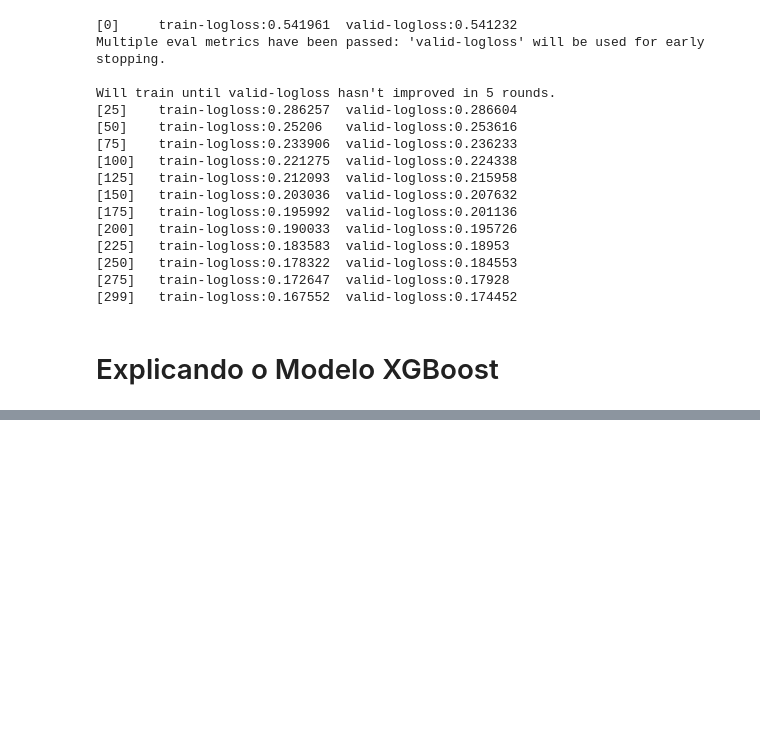
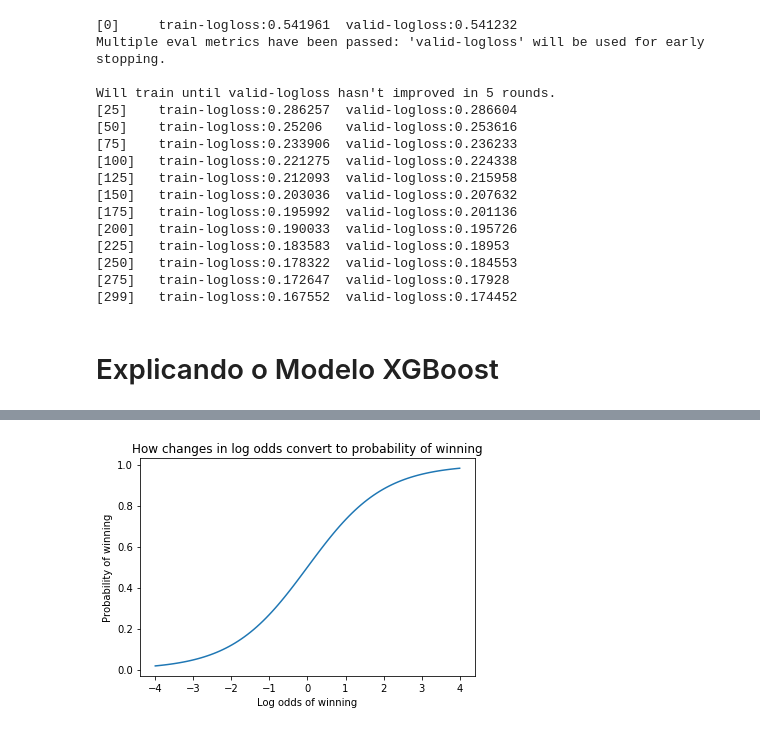
Before and after one commit to ErickCosta/shap-lol, a Jupyter notebook: shap-lol.ipynb, the cells around one changed output, grey strips where cells are left out. Saved outputs shown, nothing was run; the diff lists cells and outputs as text; code cells hidden in the pictures; blank space fills up the shorter version.

```diff
--- a/shap-lol.ipynb
+++ b/shap-lol.ipynb
@@ -152,0 +170,9 @@ Will train until valid-logloss hasn't improved in 5 rounds.
+# %%
+xs = np.linspace(-4,4,100)
+pl.xlabel("Log odds of winning")
+pl.ylabel("Probability of winning")
+pl.title("How changes in log odds convert to probability of winning")
+pl.plot(xs, 1/(1+np.exp(-xs)))
+pl.show()
+# %% [output]
+[figure, added]
```
Also changed, not shown: parts of 9 cells of this notebook.
